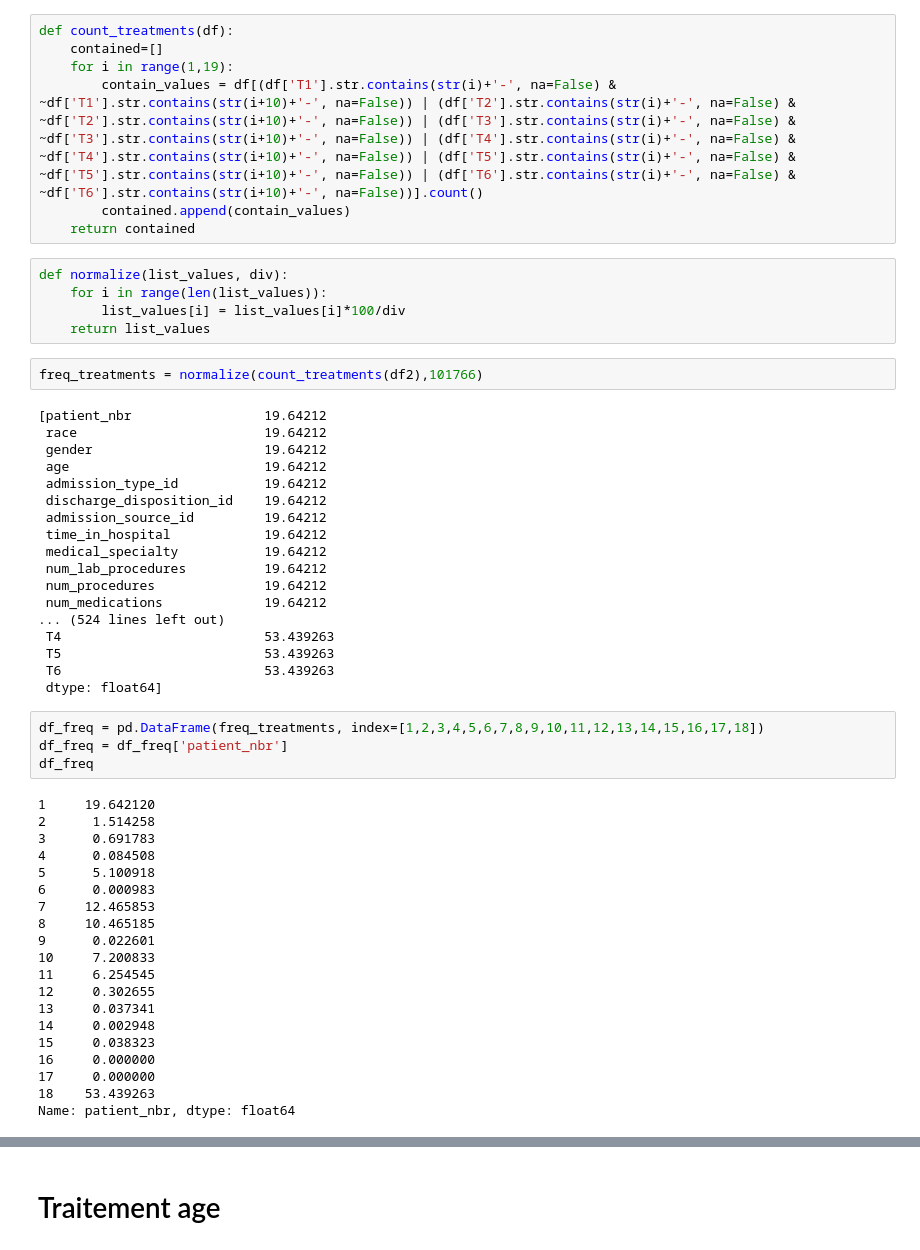
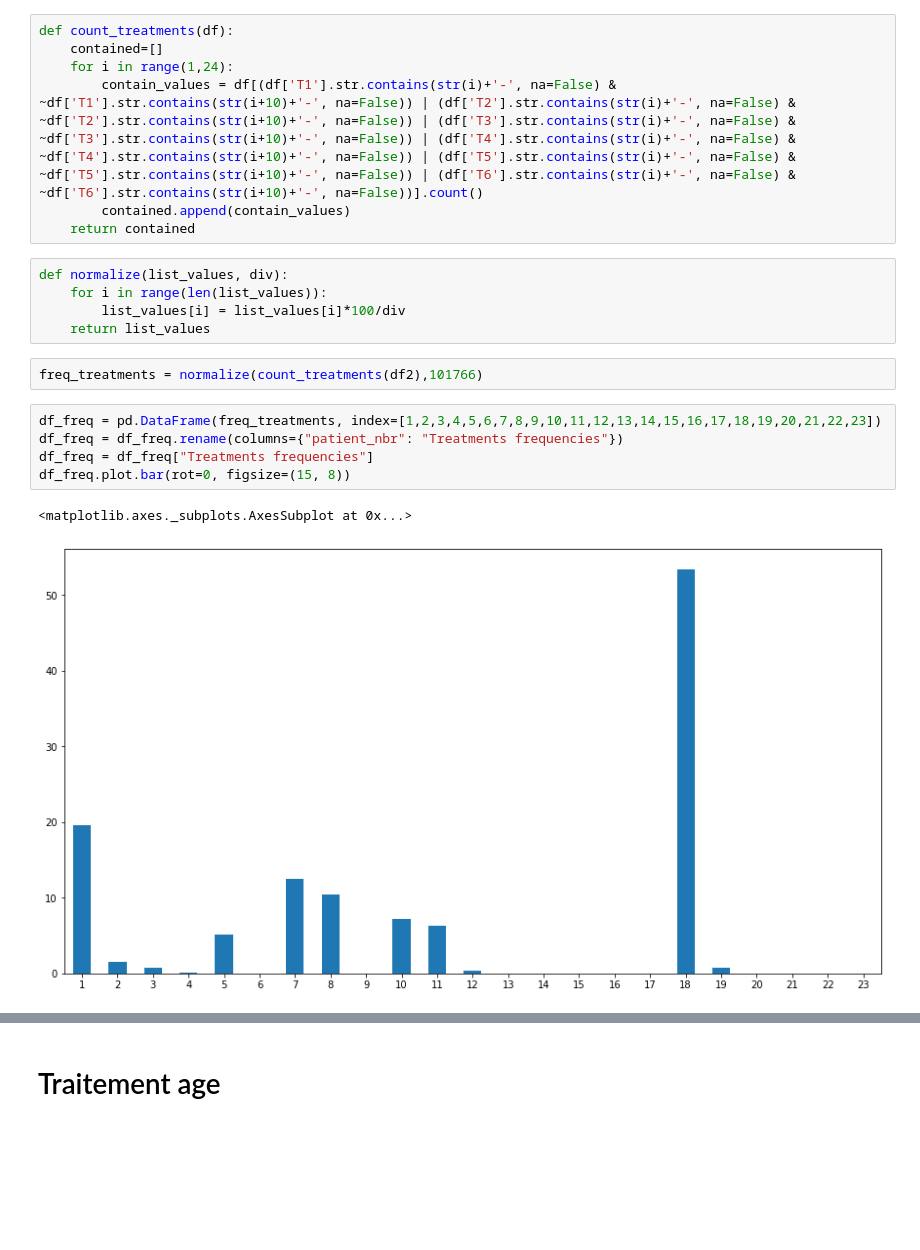
Before and after one commit to Zl0gix/ProjetDatavizA4, a Jupyter notebook: ProjetDatavizA4/raph_test.ipynb, the cells around one changed output, grey strips where cells are left out. Drawn from its saved outputs; the diff is of its cells as text; blank space fills up the shorter version.

```diff
--- a/ProjetDatavizA4/raph_test.ipynb
+++ b/ProjetDatavizA4/raph_test.ipynb
@@ -112,7 +112,7 @@ df2
 # %%
 def count_treatments(df):
     contained=[]
-    for i in range(1,19):
+    for i in range(1,24):
         contain_values = df[(df['T1'].str.contains(str(i)+'-', na=False) & ~df['T1'].str.contains(str(i+10)+'-', na=False)) | (df['T2'].str.contains(str(i)+'-', na=False) & ~df['T2'].str.contains(str(i+10)+'-', na=False)) | (df['T3'].str.contains(str(i)+'-', na=False) & ~df['T3'].str.contains(str(i+10)+'-', na=False)) | (df['T4'].str.contains(str(i)+'-', na=False) & ~df['T4'].str.contains(str(i+10)+'-', na=False)) | (df['T5'].str.contains(str(i)+'-', na=False) & ~df['T5'].str.contains(str(i+10)+'-', na=False)) | (df['T6'].str.contains(str(i)+'-', na=False) & ~df['T6'].str.contains(str(i+10)+'-', na=False))].count()
         contained.append(contain_values)
     return contained
@@ -123,48 +123,14 @@ def normalize(list_values, div):
     return list_values
 # %%
 freq_treatments = normalize(count_treatments(df2),101766)
-# %% [output]
-[patient_nbr                 19.64212
- race                        19.64212
- gender                      19.64212
- age                         19.64212
- admission_type_id           19.64212
- discharge_disposition_id    19.64212
- admission_source_id         19.64212
- time_in_hospital            19.64212
- medical_specialty           19.64212
- num_lab_procedures          19.64212
- num_procedures              19.64212
- num_medications             19.64212
-... (524 lines left out)
- T4                          53.439263
- T5                          53.439263
- T6                          53.439263
- dtype: float64]
 # %%
-df_freq = pd.DataFrame(freq_treatments, index=[1,2,3,4,5,6,7,8,9,10,11,12,13,14,15,16,17,18])
-df_freq = df_freq['patient_nbr']
-df_freq
+df_freq = pd.DataFrame(freq_treatments, index=[1,2,3,4,5,6,7,8,9,10,11,12,13,14,15,16,17,18,19,20,21,22,23])
+df_freq = df_freq.rename(columns={"patient_nbr": "Treatments frequencies"})
+df_freq = df_freq["Treatments frequencies"]
+df_freq.plot.bar(rot=0, figsize=(15, 8))
 # %% [output]
-1     19.642120
-2      1.514258
-3      0.691783
-4      0.084508
-5      5.100918
-6      0.000983
-7     12.465853
-8     10.465185
-9      0.022601
-10     7.200833
-11     6.254545
-12     0.302655
-13     0.037341
-14     0.002948
-15     0.038323
-16     0.000000
-17     0.000000
-18    53.439263
-Name: patient_nbr, dtype: float64
+<matplotlib.axes._subplots.AxesSubplot at 0x...>
+[figure, added]
 # %%
 def count_treatments1(df):
     contained=[]
```
Also changed, not shown: parts of 16 cells of this notebook.
